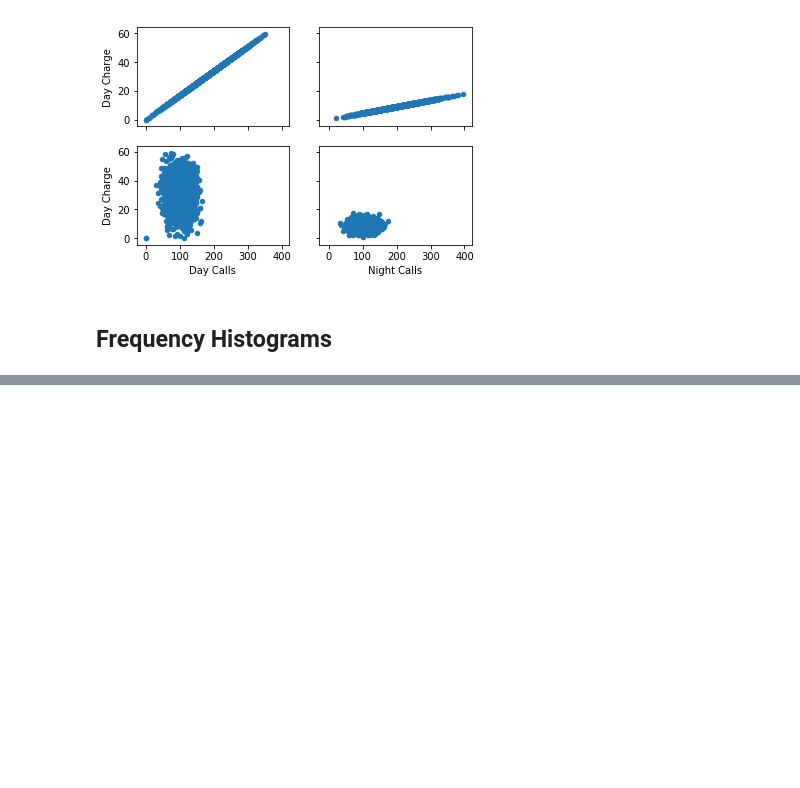
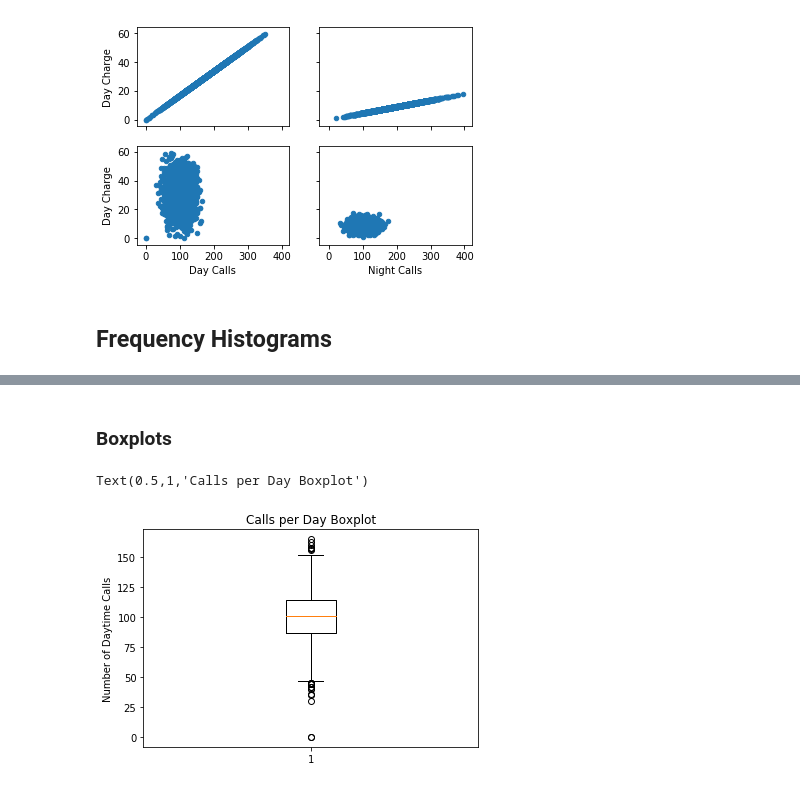
Before and after one commit to jasalazar/machine_learning_1, a Jupyter notebook: notebooks/Example_3 - plots.ipynb, the cells around one changed output, grey strips where cells are left out. Saved outputs shown, nothing was run; the diff lists cells and outputs as text; code cells hidden in the pictures; blank space fills up the shorter version.

```diff
--- a/notebooks/Example_3 - plots.ipynb
+++ b/notebooks/Example_3 - plots.ipynb
@@ -51,0 +55,9 @@ Text(0,0.5,'Frequency')
+# %% [markdown]
+### Boxplots
+# %%
+plt.boxplot( data["Day Calls"] )
+plt.ylabel( "Number of Daytime Calls" )
+plt.title( "Calls per Day Boxplot" )
+# %% [output]
+Text(0.5,1,'Calls per Day Boxplot')
+[figure, added]
```
Also changed, not shown: parts of 5 cells of this notebook.
